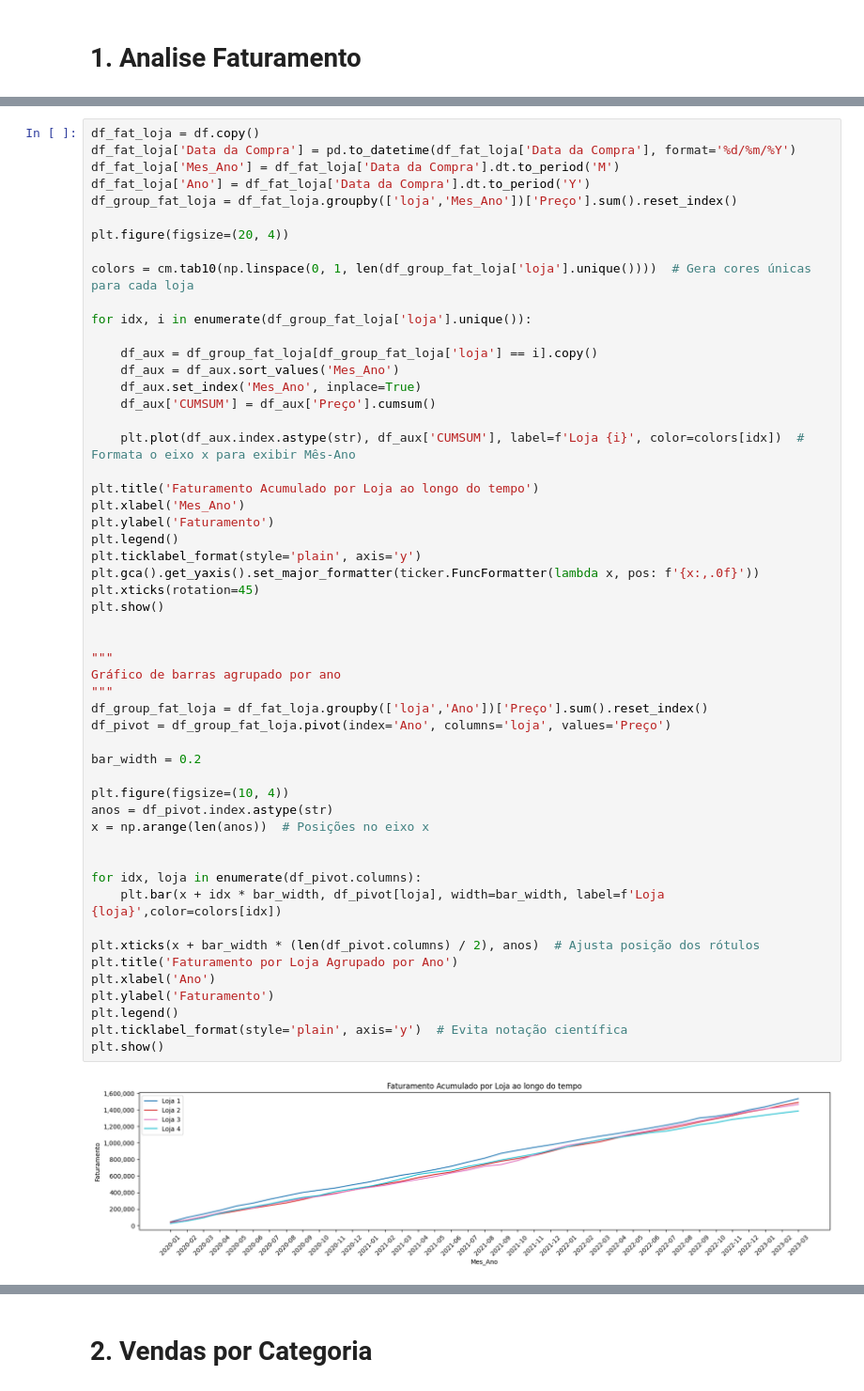
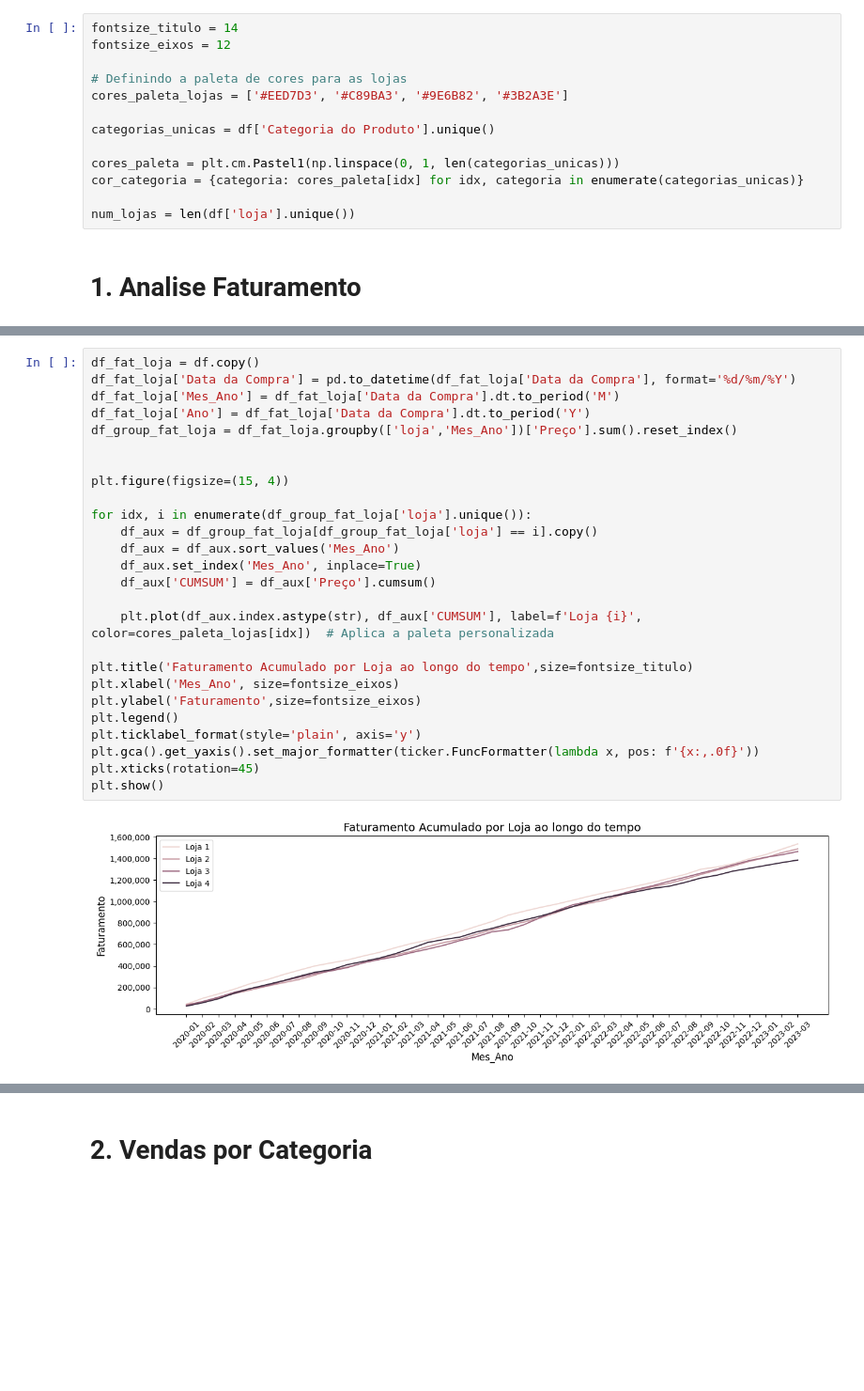
Before and after one commit to emilibohrer/alura_store, a Jupyter notebook: AluraStoreBr.ipynb, the cells around one changed output, grey strips where cells are left out. Shown at 94% size. Cells and saved outputs as stored; diff of their text form; blank space fills up the shorter version.

```diff
--- a/AluraStoreBr.ipynb
+++ b/AluraStoreBr.ipynb
@@ -92,5 +116,18 @@ df.describe(include='all')
 | 50% | NaN | NaN | 295.350000 | 15.648481 | NaN | NaN | NaN | ... |
 | 75% | NaN | NaN | 884.405000 | 46.591030 | NaN | NaN | NaN | ... |
 | max | NaN | NaN | 3969.380000 | 216.707633 | NaN | NaN | NaN | ... |
+# %%
+fontsize_titulo = 14
+fontsize_eixos = 12
+
+# Definindo a paleta de cores para as lojas
+cores_paleta_lojas = ['#EED7D3', '#C89BA3', '#9E6B82', '#3B2A3E']
+
+categorias_unicas = df['Categoria do Produto'].unique()
+
+cores_paleta = plt.cm.Pastel1(np.linspace(0, 1, len(categorias_unicas)))
+cor_categoria = {categoria: cores_paleta[idx] for idx, categoria in enumerate(categorias_unicas)}
+
+num_lojas = len(df['loja'].unique())
 # %% [markdown]
 # 1. Analise Faturamento
@@ -120,55 +179,28 @@ plt.show()
 # %%
 df_fat_loja = df.copy()
 df_fat_loja['Data da Compra'] = pd.to_datetime(df_fat_loja['Data da Compra'], format='%d/%m/%Y')
 df_fat_loja['Mes_Ano'] = df_fat_loja['Data da Compra'].dt.to_period('M')
 df_fat_loja['Ano'] = df_fat_loja['Data da Compra'].dt.to_period('Y')
 df_group_fat_loja = df_fat_loja.groupby(['loja','Mes_Ano'])['Preço'].sum().reset_index()
 
-plt.figure(figsize=(20, 4))
 
-colors = cm.tab10(np.linspace(0, 1, len(df_group_fat_loja['loja'].unique())))  # Gera cores únicas para cada loja
+plt.figure(figsize=(15, 4))
 
 for idx, i in enumerate(df_group_fat_loja['loja'].unique()):
-
     df_aux = df_group_fat_loja[df_group_fat_loja['loja'] == i].copy()
     df_aux = df_aux.sort_values('Mes_Ano')
     df_aux.set_index('Mes_Ano', inplace=True)
     df_aux['CUMSUM'] = df_aux['Preço'].cumsum()
 
-    plt.plot(df_aux.index.astype(str), df_aux['CUMSUM'], label=f'Loja {i}', color=colors[idx])  # Formata o eixo x para exibir Mês-Ano
+    plt.plot(df_aux.index.astype(str), df_aux['CUMSUM'], label=f'Loja {i}', color=cores_paleta_lojas[idx])  # Aplica a paleta personalizada
 
-plt.title('Faturamento Acumulado por Loja ao longo do tempo')
-plt.xlabel('Mes_Ano')
-plt.ylabel('Faturamento')
+plt.title('Faturamento Acumulado por Loja ao longo do tempo',size=fontsize_titulo)
+plt.xlabel('Mes_Ano', size=fontsize_eixos)
+plt.ylabel('Faturamento',size=fontsize_eixos)
 plt.legend()
 plt.ticklabel_format(style='plain', axis='y')
 plt.gca().get_yaxis().set_major_formatter(ticker.FuncFormatter(lambda x, pos: f'{x:,.0f}'))
 plt.xticks(rotation=45)
 plt.show()
-
-
-"""
-Gráfico de barras agrupado por ano
-"""
-df_group_fat_loja = df_fat_loja.groupby(['loja','Ano'])['Preço'].sum().reset_index()
-df_pivot = df_group_fat_loja.pivot(index='Ano', columns='loja', values='Preço')
-
-bar_width = 0.2
-
-plt.figure(figsize=(10, 4))
-anos = df_pivot.index.astype(str)
-x = np.arange(len(anos))  # Posições no eixo x
-
-
-for idx, loja in enumerate(df_pivot.columns):
-    plt.bar(x + idx * bar_width, df_pivot[loja], width=bar_width, label=f'Loja {loja}',color=colors[idx])
-
-plt.xticks(x + bar_width * (len(df_pivot.columns) / 2), anos)  # Ajusta posição dos rótulos
-plt.title('Faturamento por Loja Agrupado por Ano')
-plt.xlabel('Ano')
-plt.ylabel('Faturamento')
-plt.legend()
-plt.ticklabel_format(style='plain', axis='y')  # Evita notação científica
-plt.show()
 # %% [output]
-[figure, old version]
+[figure, new version]
```
Also changed, not shown: parts of 44 cells of this notebook.
